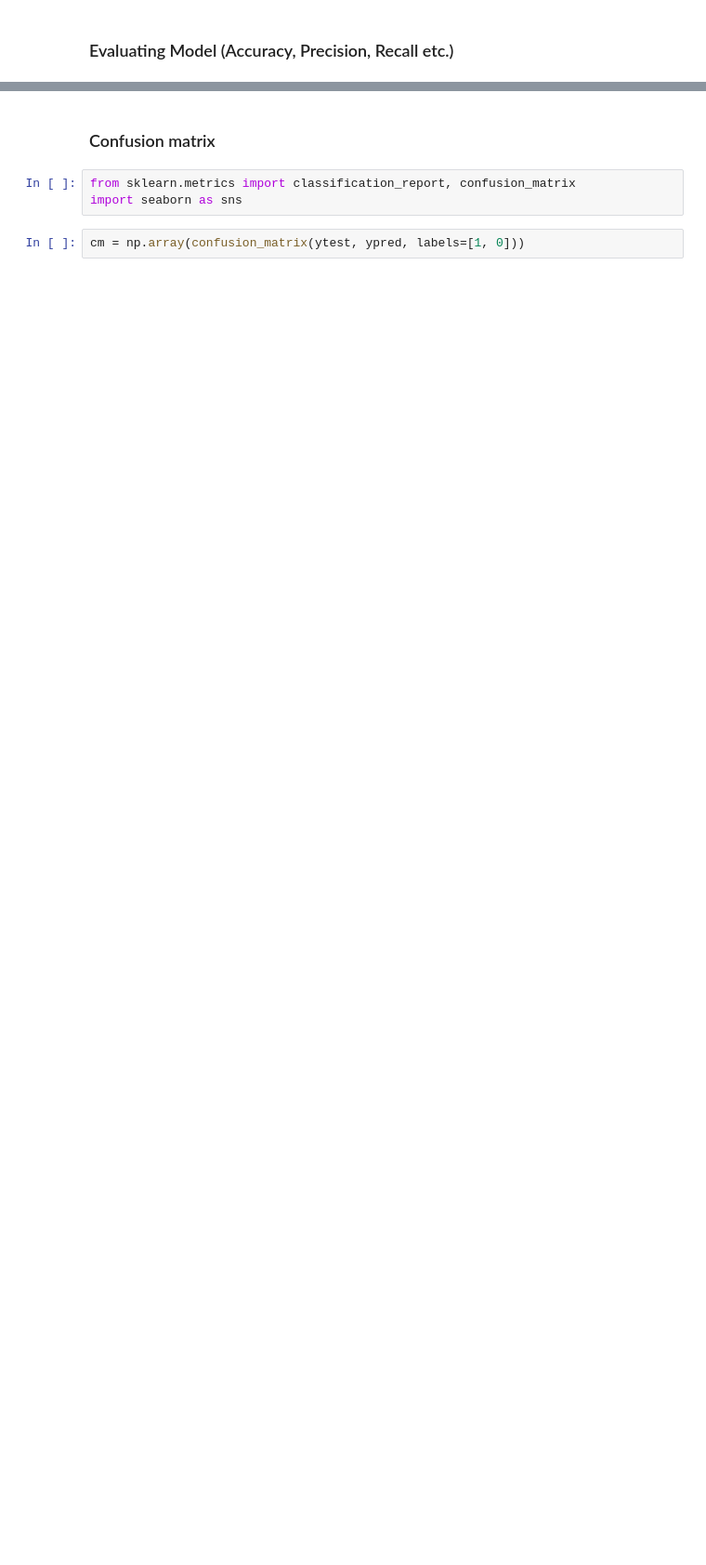
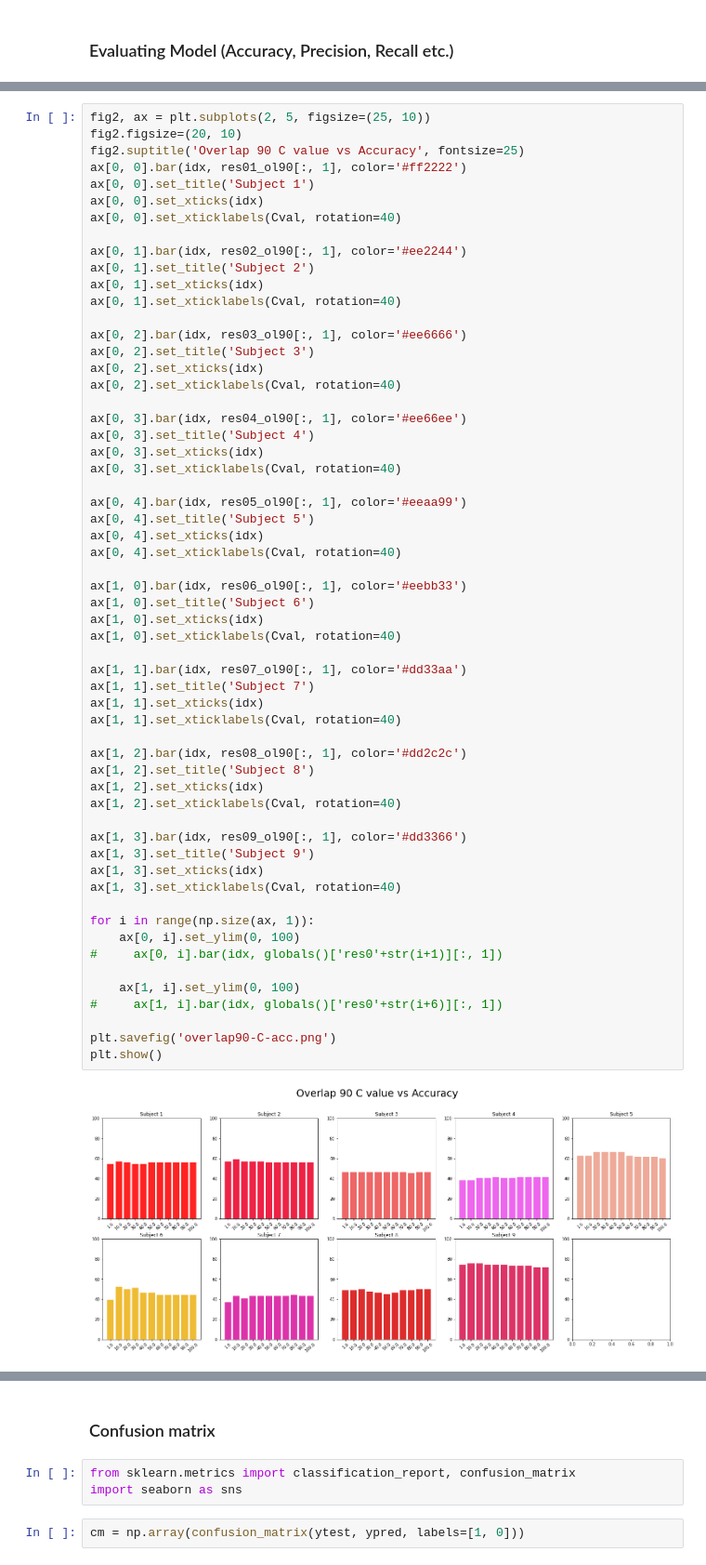
Before and after one commit to orvindemsy/MI-BCI-CSP, a Jupyter notebook: bci-competition-IV-dataset2a.ipynb, the cells around one changed output, grey strips where cells are left out. Shown at 93% size. Saved outputs shown, nothing was run; the diff lists cells and outputs as text; blank space fills up the shorter version.

```diff
--- a/bci-competition-IV-dataset2a.ipynb
+++ b/bci-competition-IV-dataset2a.ipynb
@@ -1453,0 +2216,60 @@ Accuracy is: 0.583333
+# %%
+fig2, ax = plt.subplots(2, 5, figsize=(25, 10))
+fig2.figsize=(20, 10)
+fig2.suptitle('Overlap 90 C value vs Accuracy', fontsize=25)
+ax[0, 0].bar(idx, res01_ol90[:, 1], color='#ff2222')
+ax[0, 0].set_title('Subject 1')
+ax[0, 0].set_xticks(idx)
+ax[0, 0].set_xticklabels(Cval, rotation=40)
+
+ax[0, 1].bar(idx, res02_ol90[:, 1], color='#ee2244')
+ax[0, 1].set_title('Subject 2')
+ax[0, 1].set_xticks(idx)
+ax[0, 1].set_xticklabels(Cval, rotation=40)
+
+ax[0, 2].bar(idx, res03_ol90[:, 1], color='#ee6666')
+ax[0, 2].set_title('Subject 3')
+ax[0, 2].set_xticks(idx)
+ax[0, 2].set_xticklabels(Cval, rotation=40)
+
+ax[0, 3].bar(idx, res04_ol90[:, 1], color='#ee66ee')
+ax[0, 3].set_title('Subject 4')
+ax[0, 3].set_xticks(idx)
+ax[0, 3].set_xticklabels(Cval, rotation=40)
+
+ax[0, 4].bar(idx, res05_ol90[:, 1], color='#eeaa99')
+ax[0, 4].set_title('Subject 5')
+ax[0, 4].set_xticks(idx)
+ax[0, 4].set_xticklabels(Cval, rotation=40)
+
+ax[1, 0].bar(idx, res06_ol90[:, 1], color='#eebb33')
+ax[1, 0].set_title('Subject 6')
+ax[1, 0].set_xticks(idx)
+ax[1, 0].set_xticklabels(Cval, rotation=40)
+
+ax[1, 1].bar(idx, res07_ol90[:, 1], color='#dd33aa')
+ax[1, 1].set_title('Subject 7')
+ax[1, 1].set_xticks(idx)
+ax[1, 1].set_xticklabels(Cval, rotation=40)
+
+ax[1, 2].bar(idx, res08_ol90[:, 1], color='#dd2c2c')
+ax[1, 2].set_title('Subject 8')
+ax[1, 2].set_xticks(idx)
+ax[1, 2].set_xticklabels(Cval, rotation=40)
+
+ax[1, 3].bar(idx, res09_ol90[:, 1], color='#dd3366')
+ax[1, 3].set_title('Subject 9')
+ax[1, 3].set_xticks(idx)
+ax[1, 3].set_xticklabels(Cval, rotation=40)
+
+for i in range(np.size(ax, 1)):
+    ax[0, i].set_ylim(0, 100)
+#     ax[0, i].bar(idx, globals()['res0'+str(i+1)][:, 1])
+
+    ax[1, i].set_ylim(0, 100)
+#     ax[1, i].bar(idx, globals()['res0'+str(i+6)][:, 1])
+
+plt.savefig('overlap90-C-acc.png')
+plt.show()
+# %% [output]
+[figure, added]
```
Also changed, not shown: parts of 414 cells of this notebook.
